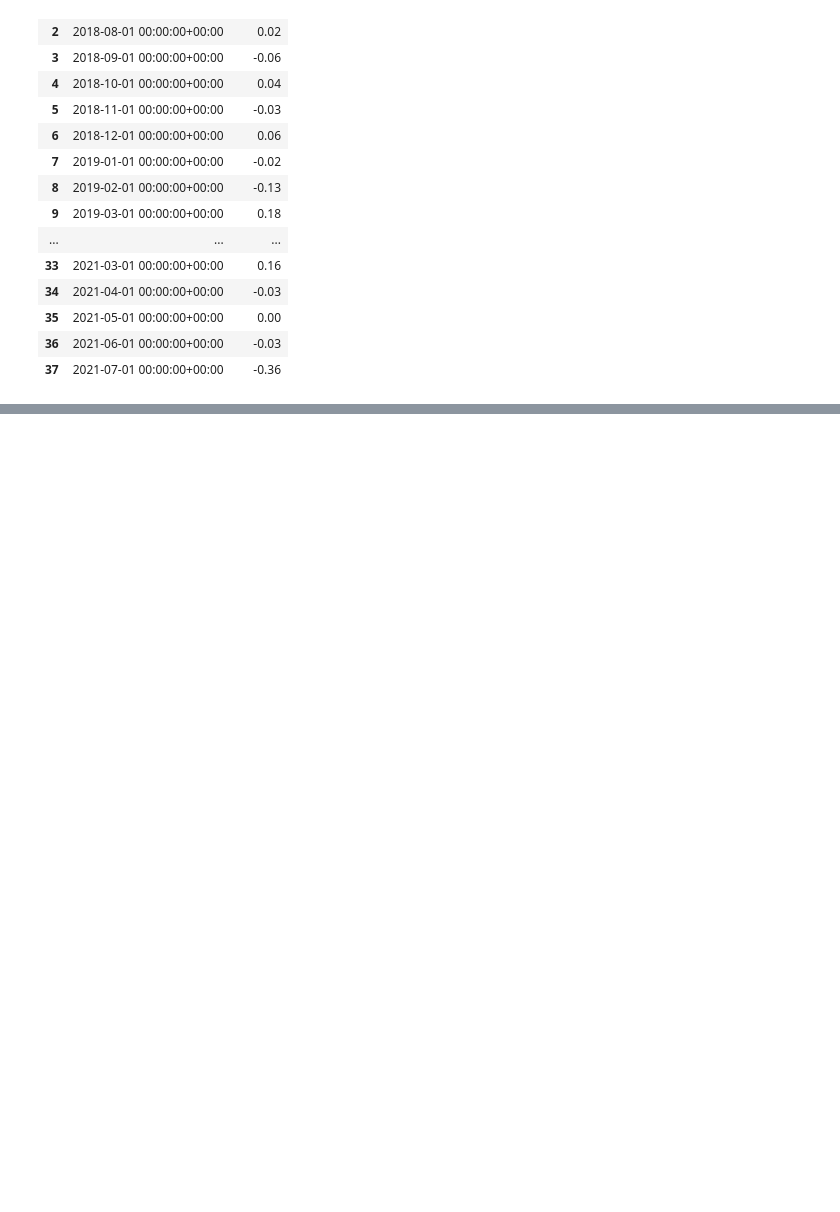
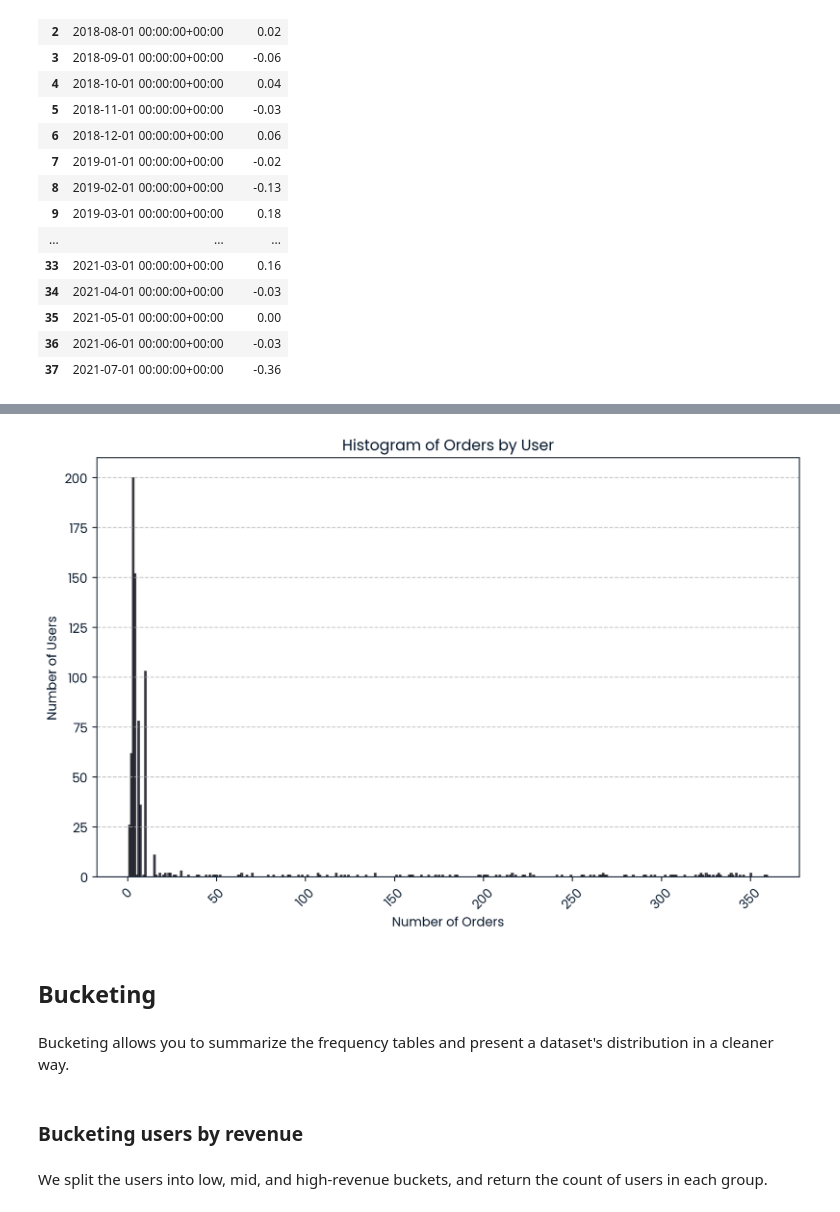
Before and after one commit to Akotovets1/Performance-analysis-subscription-service, a Jupyter notebook: notebook.ipynb, the cells around one changed output, grey strips where cells are left out. Drawn from its saved outputs; the diff is of its cells as text; code cells hidden in the pictures; blank space fills up the shorter version.

```diff
--- a/notebook.ipynb
+++ b/notebook.ipynb
@@ -511,0 +864,34 @@ ORDER BY delivr_month ASC;
+# %%
+import pandas as pd
+import matplotlib.pyplot as plt
+
+# Load the data from the CSV file
+orders = pd.read_csv('orders_modified_greater_variation.csv')
+
+# Perform the query using pandas
+user_orders = orders.groupby('new_user_id')['order_id'].nunique().reset_index()
+user_orders.columns = ['new_user_id', 'orders']
+
+# Create the frequency table
+frequency_table_orders = user_orders.groupby('orders')['new_user_id'].nunique().reset_index()
+frequency_table_orders.columns = ['orders', 'users']
+
+# Plot the histogram
+plt.figure(figsize=(10, 6))
+plt.bar(frequency_table_orders['orders'], frequency_table_orders['users'], width=0.8, edgecolor='k', alpha=0.7)
+plt.xlabel('Number of Orders')
+plt.ylabel('Number of Users')
+plt.title('Histogram of Orders by User')
+plt.xticks(rotation=45)
+plt.grid(axis='y', linestyle='--', alpha=0.7)
+plt.show()
+# %% [output]
+[figure, added]
+# %% [markdown]
+## Bucketing
+# %% [markdown]
+Bucketing allows you to summarize the frequency tables and present a dataset's distribution in a cleaner way.
+# %% [markdown]
+### Bucketing  users  by  revenue
+# %% [markdown]
+We split the users into low, mid, and high-revenue buckets, and return the count of users in each group.
```
Also changed, not shown: parts of 59 cells of this notebook.
